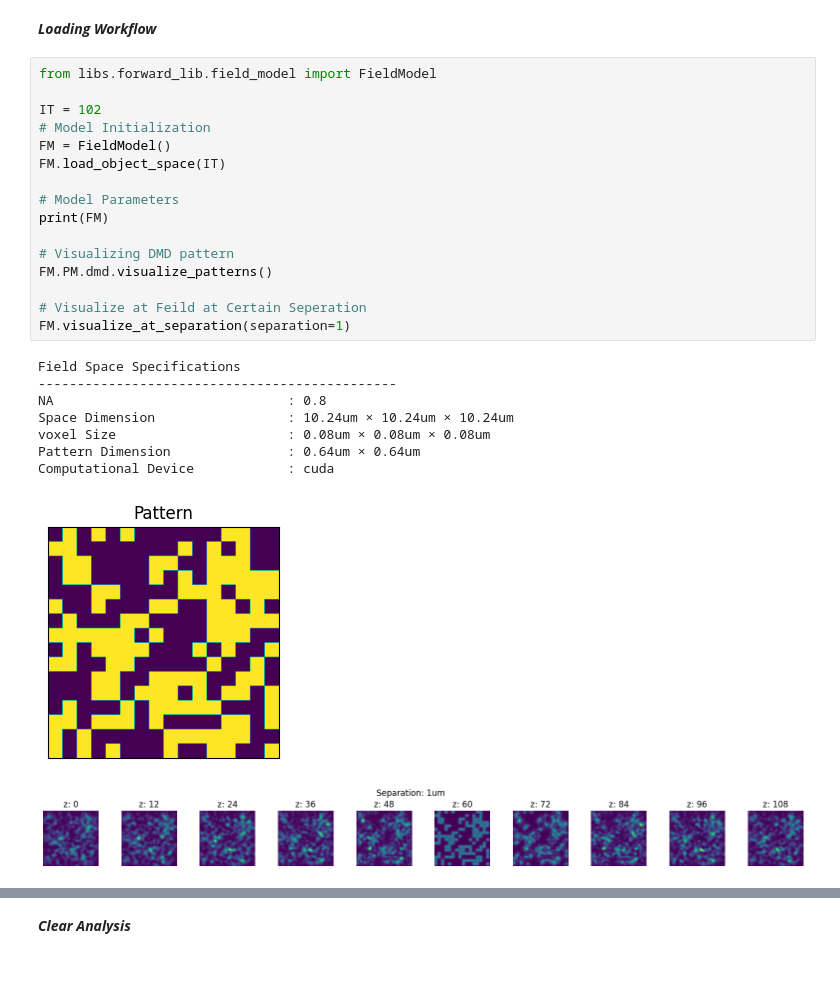
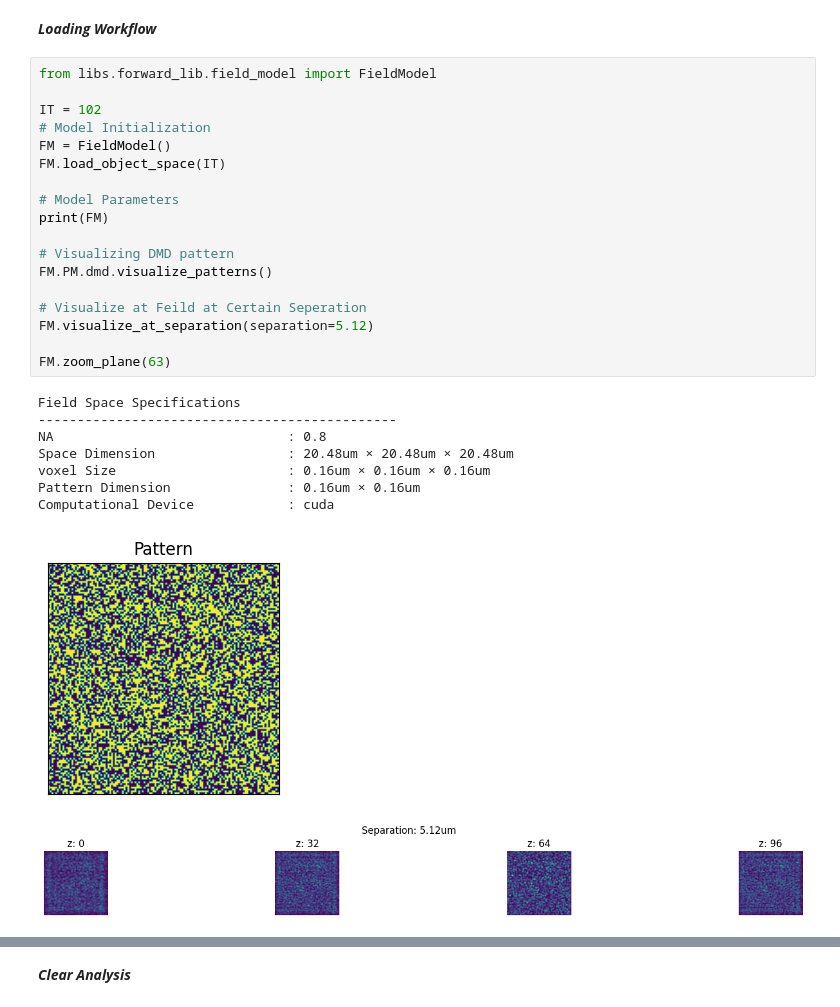
Before and after one commit to sanjith1999/FRIS, a Jupyter notebook: demo.ipynb, the cells around one changed output, grey strips where cells are left out. Saved outputs shown, nothing was run; the diff lists cells and outputs as text; blank space fills up the shorter version.

```diff
--- a/demo.ipynb
+++ b/demo.ipynb
@@ -159,26 +162,28 @@ Computational Device            : cuda
 # %%
 from libs.forward_lib.field_model import FieldModel
 
 IT = 102
 # Model Initialization
 FM = FieldModel()
 FM.load_object_space(IT)
 
 # Model Parameters
 print(FM)
 
 # Visualizing DMD pattern
 FM.PM.dmd.visualize_patterns()
 
 # Visualize at Feild at Certain Seperation
-FM.visualize_at_separation(separation=1)
+FM.visualize_at_separation(separation=5.12)
+
+FM.zoom_plane(63)
 # %% [output]
 Field Space Specifications
 ----------------------------------------------
 NA                              : 0.8
-Space Dimension                 : 10.24um × 10.24um × 10.24um
-voxel Size                      : 0.08um × 0.08um × 0.08um
-Pattern Dimension               : 0.64um × 0.64um
+Space Dimension                 : 20.48um × 20.48um × 20.48um
+voxel Size                      : 0.16um × 0.16um × 0.16um
+Pattern Dimension               : 0.16um × 0.16um
 Computational Device            : cuda
-[figure, old version]
+[figure, new version]
-[figure, old version]
+[figure, new version]
```
Also changed, not shown: parts of 2 cells of this notebook, 1 other file.
